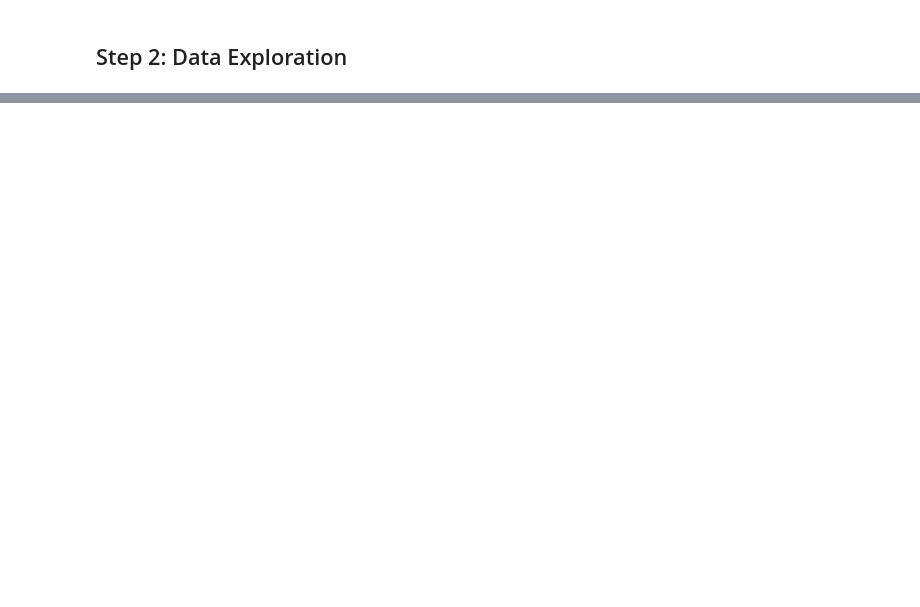
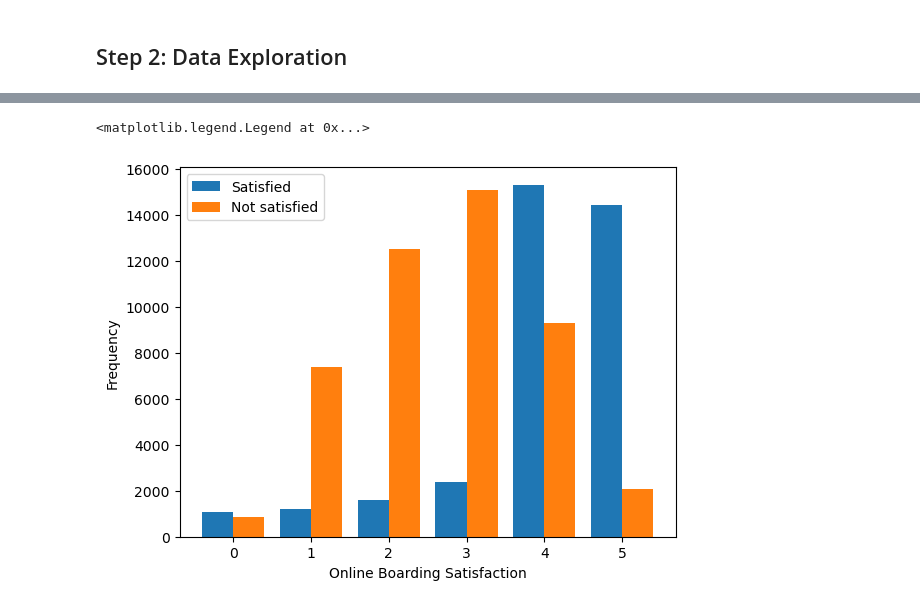
Before and after one commit to katezhang1234/Predict-Airline-Satisfaction, a Jupyter notebook: ML_airline_project.ipynb, the cells around one changed output, grey strips where cells are left out. Cells and saved outputs as stored; diff of their text form; code cells hidden in the pictures; blank space fills up the shorter version.

```diff
--- a/ML_airline_project.ipynb
+++ b/ML_airline_project.ipynb
@@ -138,0 +267,12 @@ sns.boxplot(x="satisfaction_satisfied", y="Inflight entertainment", data=combine
+# %%
+X_axis = np.arange(6)
+boarding_good = combined_train_df[combined_train_df['satisfaction_satisfied'] == 1]['Online boarding'].value_counts().sort_index().tolist()
+boarding_bad = combined_train_df[combined_train_df['satisfaction_satisfied'] == 0]['Online boarding'].value_counts().sort_index().tolist()
+pyplot.bar(X_axis - 0.2, boarding_good, 0.4, label = "Satisfied")
+pyplot.bar(X_axis + 0.2, boarding_bad, 0.4, label = "Not satisfied")
+pyplot.xlabel("Online Boarding Satisfaction")
+pyplot.ylabel("Frequency")
+pyplot.legend()
+# %% [output]
+<matplotlib.legend.Legend at 0x...>
+[figure, added]
```
Also changed, not shown: parts of 19 cells of this notebook.
